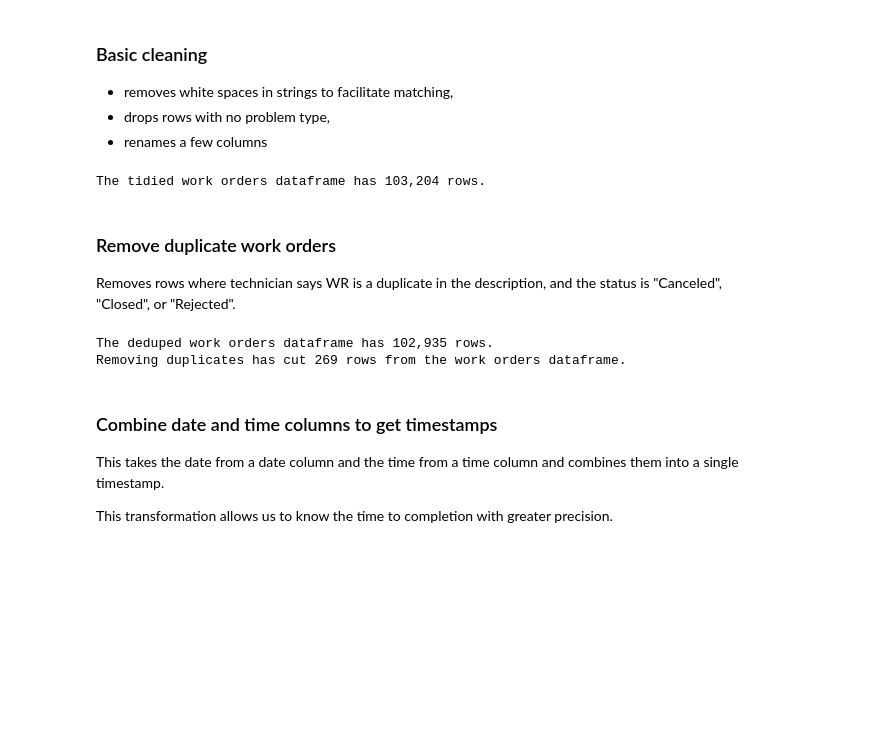
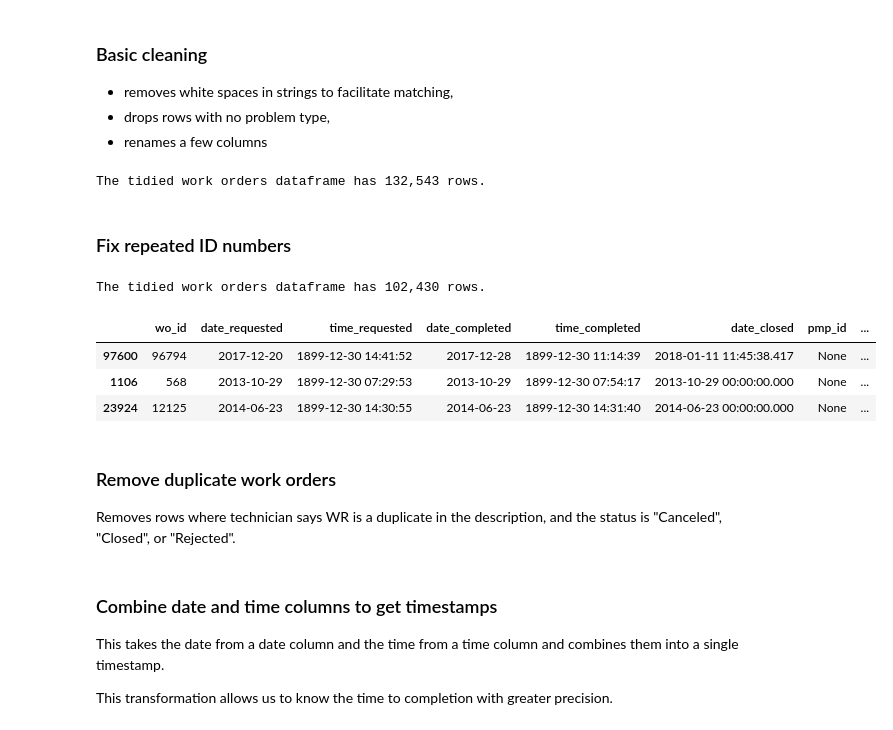
Before and after one commit to department-of-general-services/KPI_central, a Jupyter notebook: FMD_scorecard.ipynb, the cells around one changed output. Cells and saved outputs as stored; diff of their text form; code cells hidden in the pictures; blank space fills up the shorter version.

```diff
--- a/FMD_scorecard.ipynb
+++ b/FMD_scorecard.ipynb
@@ -40,26 +63,54 @@ The work orders dataframe has 103,329 rows.
 - removes white spaces in strings to facilitate matching,
 - drops rows with no problem type,
 - renames a few columns
-# %%
-# apply the tidy up function
-wr_tidy = tidy_up_wr(wr_raw)
-
-print(f"The tidied work orders dataframe has {wr_tidy.shape[0]:,} rows.")
-# %% [output]
-The tidied work orders dataframe has 103,204 rows.
+# %%
+def tidy_up_wr(df):
+    df = df.copy()
+    df = df.loc[:, ~df.columns.duplicated()]
+    df = df.dropna(subset=["wo_id", "problem_type"])
+    df = df.applymap(lambda x: x.strip() if isinstance(x, str) else x)
+    df["wo_id"] = df["wo_id"].astype(int).astype(str)
+    cond_valid = ~df["problem_type"].str.contains("TEST")
+    df = df[cond_valid]
+    df["status"] = df["status"].replace("A", "AA", regex=False)
+    return df
+
+# apply the tidy up function
+wr_tidy = tidy_up_wr(kpis_raw)
+
+print(f"The tidied work orders dataframe has {wr_tidy.shape[0]:,} rows.")
+# %% [output]
+The tidied work orders dataframe has 132,543 rows.
+# %% [markdown]
+### Fix repeated ID numbers
+# %%
+def unique_ids(df):
+    df = df.copy()
+    df = df.sort_values(['wo_id', 'supervisor'])
+    df = df.drop_duplicates(subset=['wo_id', 'date_requested'], keep='first')
+    return df
+
+wr_unique_ids = unique_ids(wr_tidy)
+
+print(f"The tidied work orders dataframe has {wr_unique_ids.shape[0]:,} rows.")
+#print(wr_unique_ids.info())
+wr_unique_ids.sample(3, random_state=444)
+# %% [output]
+The tidied work orders dataframe has 102,430 rows.
+|  | wo_id | date_requested | time_requested | date_completed | time_completed | date_closed | pmp_id | ... |
+| 97600 | 96794 | 2017-12-20 | 1899-12-30 14:41:52 | 2017-12-28 | 1899-12-30 11:14:39 | 2018-01-11 11:45:38.417 | None | ... |
+| 1106 | 568 | 2013-10-29 | 1899-12-30 07:29:53 | 2013-10-29 | 1899-12-30 07:54:17 | 2013-10-29 00:00:00.000 | None | ... |
+| 23924 | 12125 | 2014-06-23 | 1899-12-30 14:30:55 | 2014-06-23 | 1899-12-30 14:31:40 | 2014-06-23 00:00:00.000 | None | ... |
 # %% [markdown]
 ### Remove duplicate work orders
 Removes rows where technician says WR is a duplicate in the description, and the status is "Canceled", "Closed", or "Rejected".
 # %%
-wr_deduped = drop_dupes(wr_tidy)
-
-print(f"The deduped work orders dataframe has {wr_deduped.shape[0]:,} rows.")
-print(
-    f"Removing duplicates has cut {wr_tidy.shape[0] - wr_deduped.shape[0]:,} rows from the work orders dataframe."
-)
+# wr_deduped = drop_dupes(wr_unique_ids)
+wr_deduped = wr_unique_ids.copy()
+# print(f"The deduped work orders dataframe has {wr_deduped.shape[0]:,} rows.")
+# print(
+#     f"Removing duplicates has cut {wr_tidy.shape[0] - wr_deduped.shape[0]:,} rows from the work orders dataframe."
+# )
-# %% [output]
-The deduped work orders dataframe has 102,935 rows.
-Removing duplicates has cut 269 rows from the work orders dataframe.
 # %% [markdown]
 ### Combine date and time columns to get timestamps
 This takes the date from a date column and the time from a time column and combines them into a single timestamp.
```
Also changed, not shown: parts of 4 cells of this notebook.
